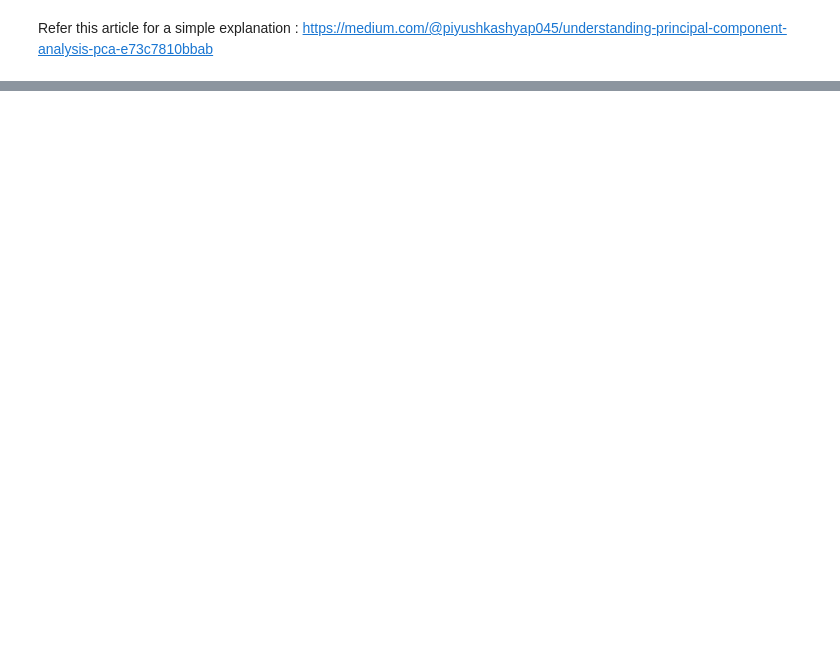
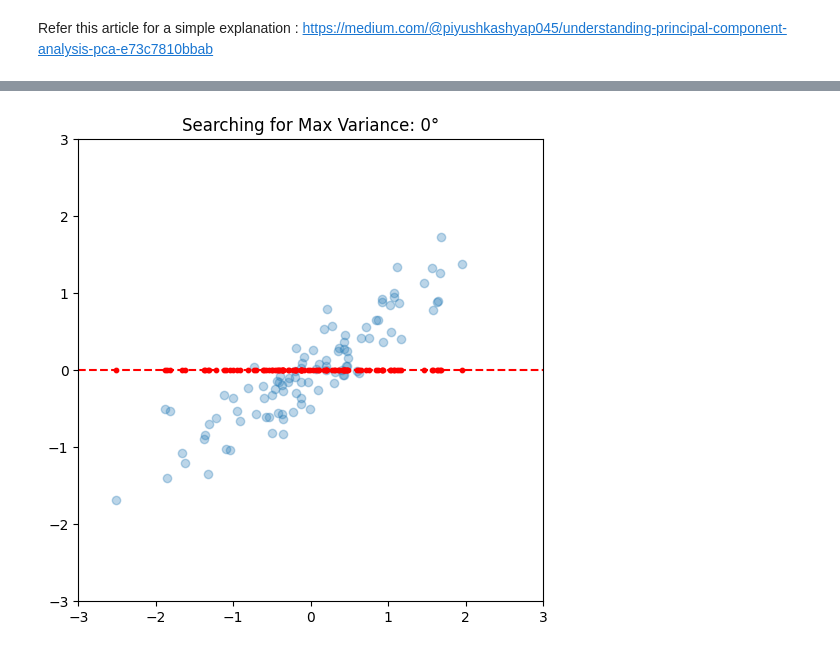
Before and after one commit to AyushDevadiga1/Machine-Learning, a Jupyter notebook: PrincipleComponentAnalysis.ipynb, the cells around one changed output, grey strips where cells are left out. Saved outputs shown, nothing was run; the diff lists cells and outputs as text; code cells hidden in the pictures; blank space fills up the shorter version.

```diff
--- a/PrincipleComponentAnalysis.ipynb
+++ b/PrincipleComponentAnalysis.ipynb
@@ -30,0 +91,36 @@ Refer this article for a simple explanation : https://medium.com/@piyushkashyap0
+# %%
+import numpy as np
+import matplotlib.pyplot as plt
+from matplotlib.animation import FuncAnimation
+
+# 1. Setup Data
+np.random.seed(42)
+x = np.random.normal(0, 1, 100)
+y = 0.7 * x + np.random.normal(0, 0.3, 100)
+data = np.vstack([x, y]).T - np.mean(np.vstack([x, y]).T, axis=0)
+
+fig, ax = plt.subplots(figsize=(6,6))
+
+def update(angle):
+    ax.clear()
+    ax.scatter(data[:, 0], data[:, 1], alpha=0.3)
+
+    # 2. Create the rotating hyperplane (line)
+    rad = np.deg2rad(angle)
+    vec = np.array([np.cos(rad), np.sin(rad)])
+
+    # 3. Project points onto the line
+    proj = np.outer(np.dot(data, vec), vec)
+
+    # Draw line and projections
+    line_limit = 3
+    ax.plot([-vec[0]*line_limit, vec[0]*line_limit], [-vec[1]*line_limit, vec[1]*line_limit], 'r--')
+    ax.scatter(proj[:, 0], proj[:, 1], color='red', s=10)
+    ax.set_title(f"Searching for Max Variance: {angle}°")
+    ax.set_xlim(-3, 3); ax.set_ylim(-3, 3)
+
+# 4. Save as GIF
+ani = FuncAnimation(fig, update, frames=np.arange(0, 180, 2))
+ani.save('pca_rotation.gif', writer='pillow')
+# %% [output]
+[figure, added]
```
Also changed, not shown: parts of 7 cells of this notebook.
